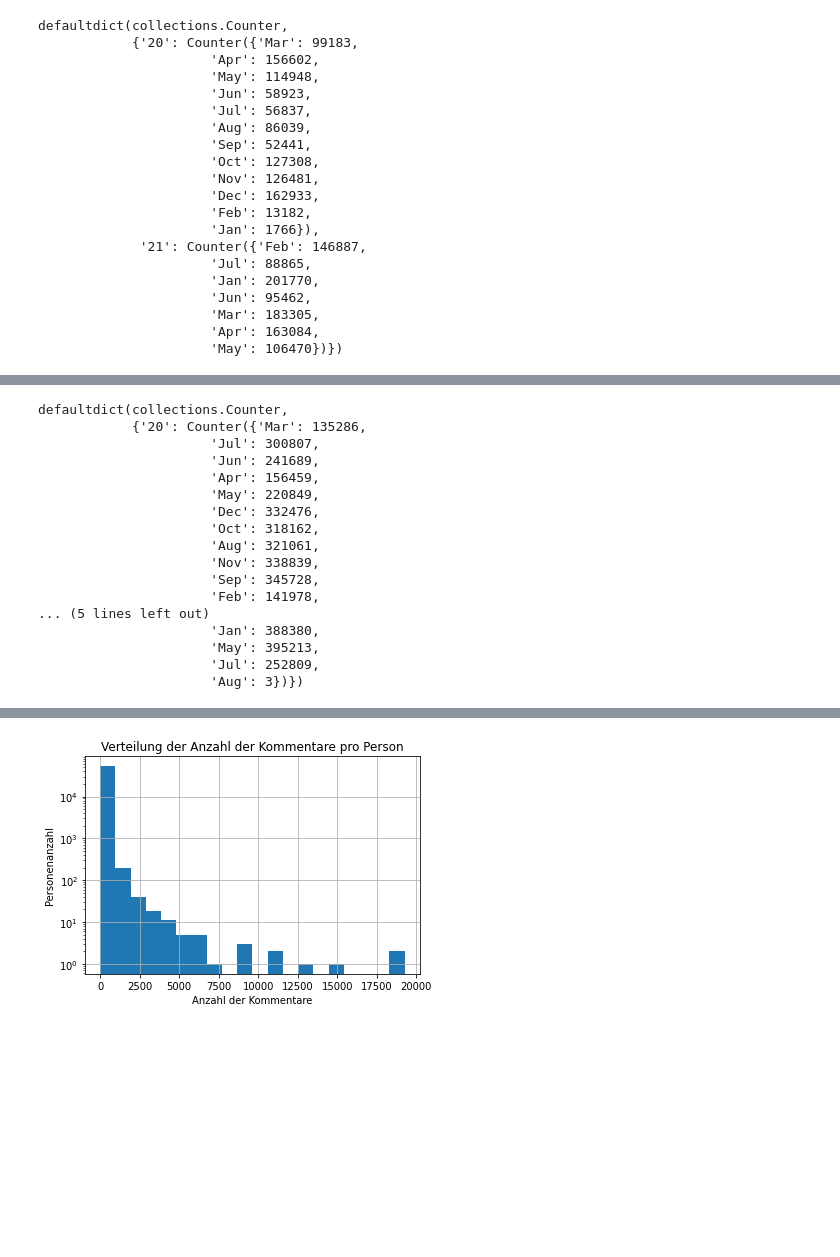
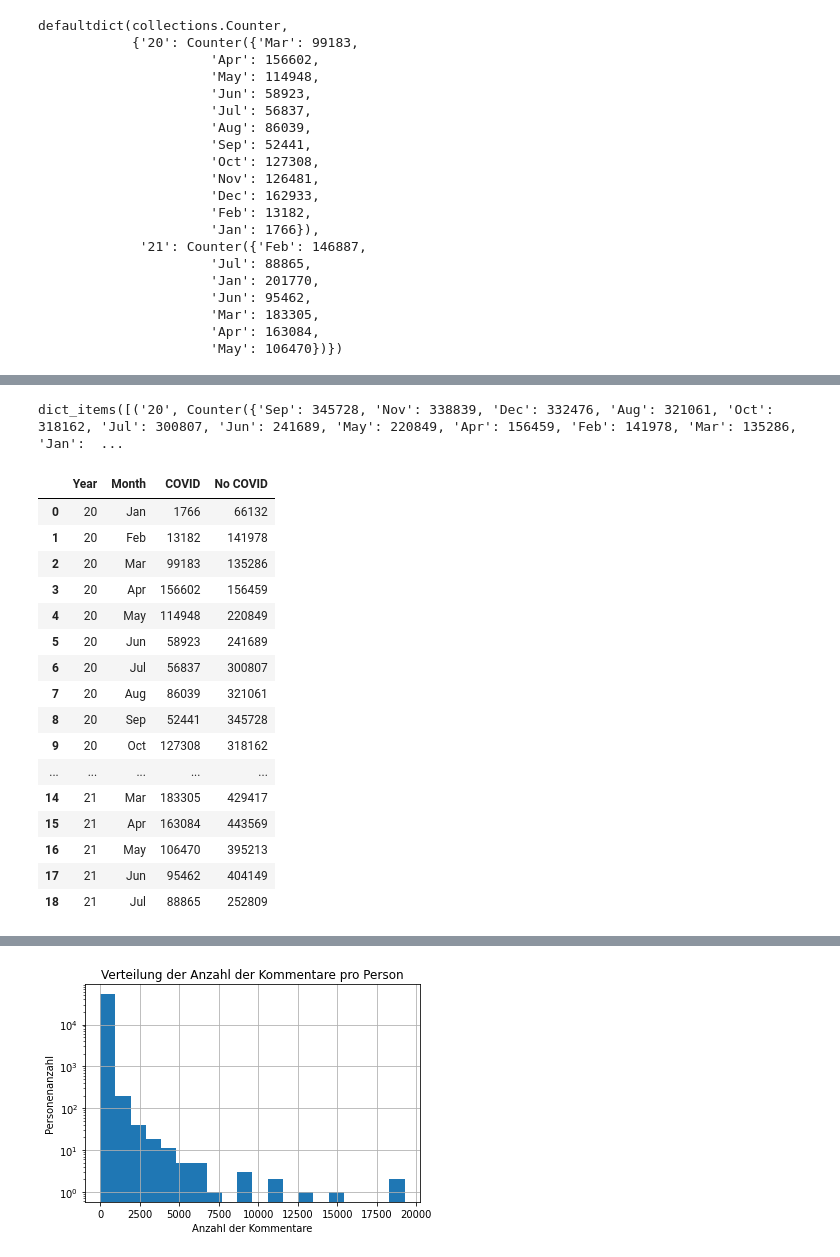
Before and after one commit to KirchnerS/Masterarbeit, a Jupyter notebook: graphs.ipynb, the cells around one changed output, grey strips where cells are left out. Cells and saved outputs as stored; diff of their text form; code cells hidden in the pictures; blank space fills up the shorter version.

```diff
--- a/graphs.ipynb
+++ b/graphs.ipynb
@@ -133,22 +184,6 @@ with open ("alle_kommentare.txt", mode = "r+", encoding="utf-8") as f:
         except IndexError:
             pass
 
-MonthCounterNOCOV
+MonthCounterNOCOV.items()
 # %% [output]
-defaultdict(collections.Counter,
-            {'20': Counter({'Mar': 135286,
-                      'Jul': 300807,
-                      'Jun': 241689,
-                      'Apr': 156459,
-                      'May': 220849,
-                      'Dec': 332476,
-                      'Oct': 318162,
-                      'Aug': 321061,
-                      'Nov': 338839,
-                      'Sep': 345728,
-                      'Feb': 141978,
-... (5 lines left out)
-                      'Jan': 388380,
-                      'May': 395213,
-                      'Jul': 252809,
-                      'Aug': 3})})
+dict_items([('20', Counter({'Sep': 345728, 'Nov': 338839, 'Dec': 332476, 'Aug': 321061, 'Oct': 318162, 'Jul': 300807, 'Jun': 241689, 'May': 220849, 'Apr': 156459, 'Feb': 141978, 'Mar': 135286, 'Jan':  ...
@@ -154,0 +198,20 @@ defaultdict(collections.Counter,
+# %%
+DF_months
+# %% [output]
+|  | Year | Month | COVID | No COVID |
+| 0 | 20 | Jan | 1766 | 66132 |
+| 1 | 20 | Feb | 13182 | 141978 |
+| 2 | 20 | Mar | 99183 | 135286 |
+| 3 | 20 | Apr | 156602 | 156459 |
+| 4 | 20 | May | 114948 | 220849 |
+| 5 | 20 | Jun | 58923 | 241689 |
+| 6 | 20 | Jul | 56837 | 300807 |
+| 7 | 20 | Aug | 86039 | 321061 |
+| 8 | 20 | Sep | 52441 | 345728 |
+| 9 | 20 | Oct | 127308 | 318162 |
+| ... | ... | ... | ... | ... |
+| 14 | 21 | Mar | 183305 | 429417 |
+| 15 | 21 | Apr | 163084 | 443569 |
+| 16 | 21 | May | 106470 | 395213 |
+| 17 | 21 | Jun | 95462 | 404149 |
+| 18 | 21 | Jul | 88865 | 252809 |
```
Also changed, not shown: parts of 16 cells of this notebook.
